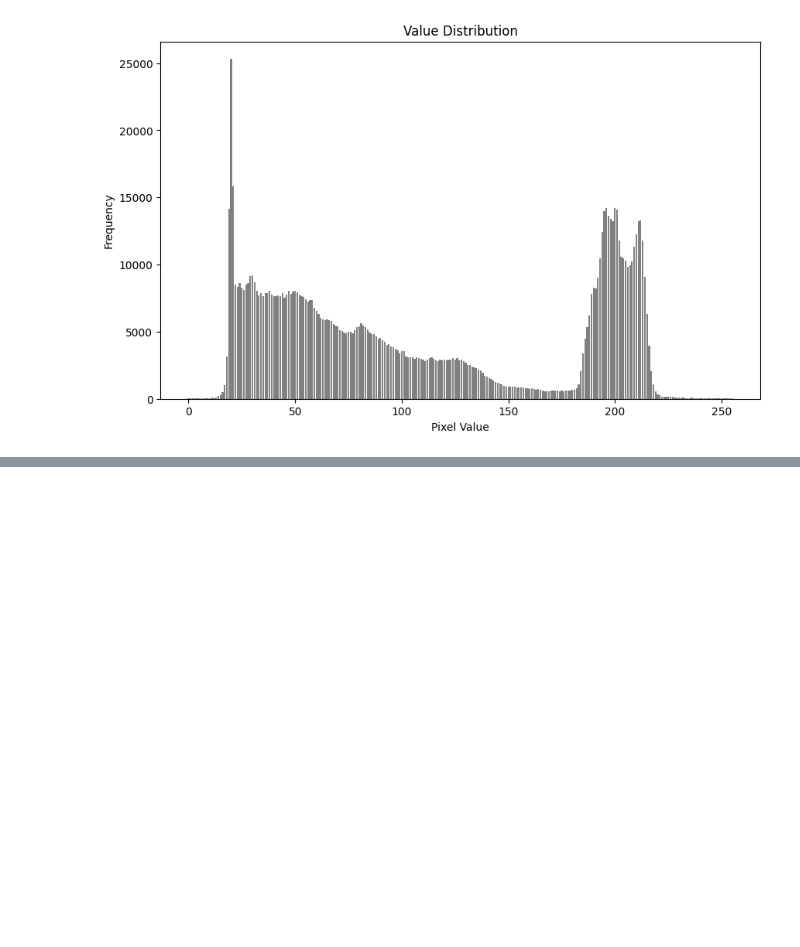
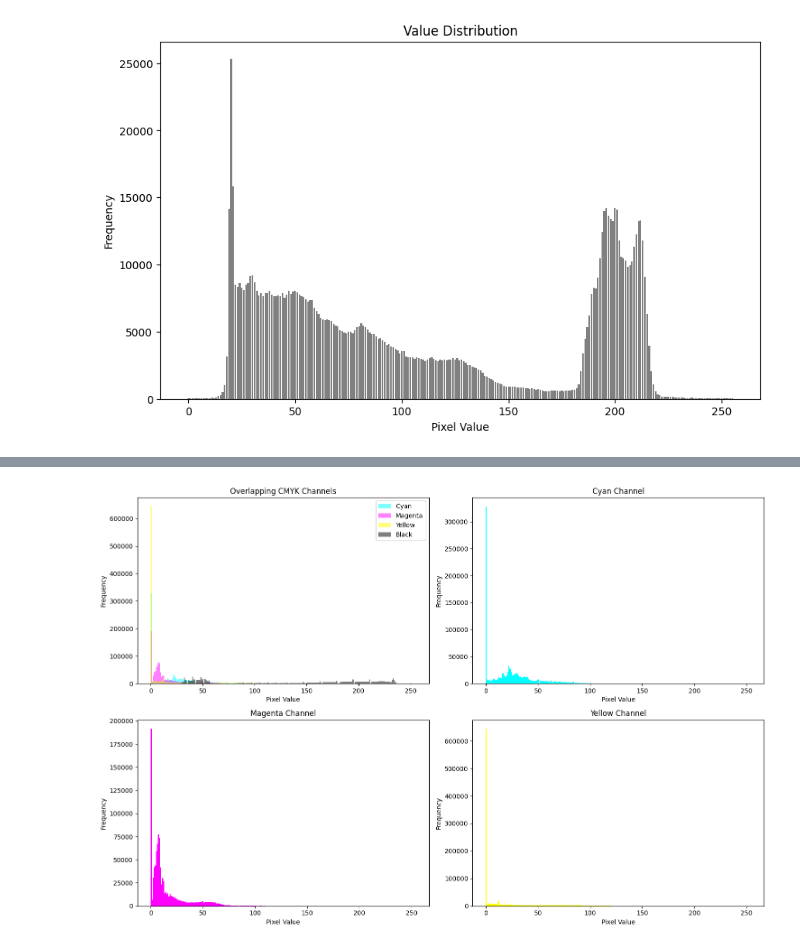
Before and after one commit to MaterDev/Python_Jupyter_Experiments, a Jupyter notebook: projects/05_proc33ssor_spike/main.ipynb, the cells around one changed output, grey strips where cells are left out. Saved outputs shown, nothing was run; the diff lists cells and outputs as text; code cells hidden in the pictures; blank space fills up the shorter version.

```diff
--- a/projects/05_proc33ssor_spike/main.ipynb
+++ b/projects/05_proc33ssor_spike/main.ipynb
@@ -267,0 +399,92 @@ plot_value_distribution(value_distribution)
+# %%
+# Import necessary libraries
+import cv2
+import numpy as np
+import matplotlib.pyplot as plt
+from collections import Counter
+from pprint import pprint
+
+# Load the image using OpenCV
+image = cv2.imread(image_path, cv2.IMREAD_COLOR)  # Load image in color
+
+# Convert the image from BGR to RGB
+image_rgb = cv2.cvtColor(image, cv2.COLOR_BGR2RGB)
+
+# Function to convert RGB to CMYK
+def rgb_to_cmyk(image):
+    img = image.astype('float') / 255.0
+    K = 1 - np.max(img, axis=2)
+    C = (1 - img[..., 0] - K) / (1 - K + 1e-10)
+    M = (1 - img[..., 1] - K) / (1 - K + 1e-10)
+    Y = (1 - img[..., 2] - K) / (1 - K + 1e-10)
+    CMYK = (np.dstack((C, M, Y, K)) * 255).astype('uint8')
+    return CMYK
+
+# Convert the image to CMYK
+image_cmyk = rgb_to_cmyk(image_rgb)
+
+# Split the image into CMYK channels
+cyan_channel, magenta_channel, yellow_channel, black_channel = cv2.split(image_cmyk)
+
+# Function to calculate value distribution
+def calculate_value_distribution(channel):
+    # Flatten the channel array and calculate the frequency of each pixel value
+    flat_channel = channel.flatten()
+    value_counts = Counter(flat_channel)
+
+    # Convert the Counter object to a dictionary for easy future storage
+    value_distribution = dict(value_counts)
+
+    return value_distribution
+
+# Calculate the value distribution for each CMYK channel
+cyan_distribution = calculate_value_distribution(cyan_channel)
+magenta_distribution = calculate_value_distribution(magenta_channel)
+yellow_distribution = calculate_value_distribution(yellow_channel)
+black_distribution = calculate_value_distribution(black_channel)
+
+# Pretty print the value distribution
+print("Cyan Channel Distribution:")
+pprint(cyan_distribution)
+print("\nMagenta Channel Distribution:")
+pprint(magenta_distribution)
+print("\nYellow Channel Distribution:")
+pprint(yellow_distribution)
+print("\nBlack Channel Distribution:")
+pprint(black_distribution)
+
+# Create the dashboard with 4 charts
+fig, axs = plt.subplots(2, 2, figsize=(15, 10))
+
+# Overlapping all CMYK channels
+axs[0, 0].hist(cyan_channel.flatten(), bins=256, color='cyan', alpha=0.5, label='Cyan')
+axs[0, 0].hist(magenta_channel.flatten(), bins=256, color='magenta', alpha=0.5, label='Magenta')
+axs[0, 0].hist(yellow_channel.flatten(), bins=256, color='yellow', alpha=0.5, label='Yellow')
+axs[0, 0].hist(black_channel.flatten(), bins=256, color='black', alpha=0.5, label='Black')
+axs[0, 0].set_title('Overlapping CMYK Channels')
+axs[0, 0].set_xlabel('Pixel Value')
+axs[0, 0].set_ylabel('Frequency')
+axs[0, 0].legend()
+
+# Cyan channel
+axs[0, 1].hist(cyan_channel.flatten(), bins=256, color='cyan')
+axs[0, 1].set_title('Cyan Channel')
+axs[0, 1].set_xlabel('Pixel Value')
+axs[0, 1].set_ylabel('Frequency')
+
+# Magenta channel
+axs[1, 0].hist(magenta_channel.flatten(), bins=256, color='magenta')
+axs[1, 0].set_title('Magenta Channel')
+axs[1, 0].set_xlabel('Pixel Value')
+axs[1, 0].set_ylabel('Frequency')
+
+# Yellow channel
+axs[1, 1].hist(yellow_channel.flatten(), bins=256, color='yellow')
+axs[1, 1].set_title('Yellow Channel')
+axs[1, 1].set_xlabel('Pixel Value')
+axs[1, 1].set_ylabel('Frequency')
+
+# Adjust layout
+plt.tight_layout()
+plt.show()
+# %% [output]
@@ -267,0 +508 @@ plot_value_distribution(value_distribution)
+[figure, added]
```
Also changed, not shown: parts of 9 cells of this notebook, 5 other files.
